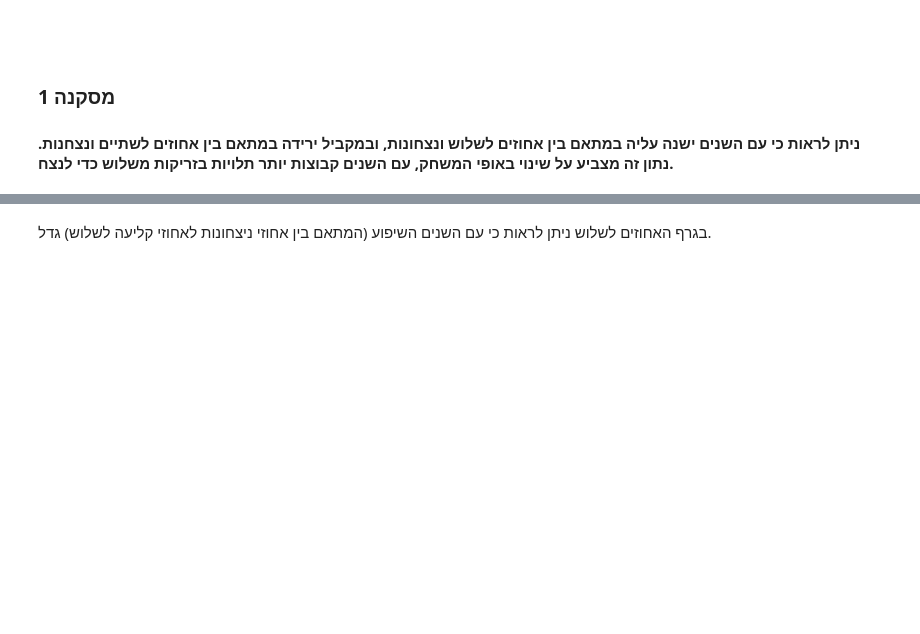
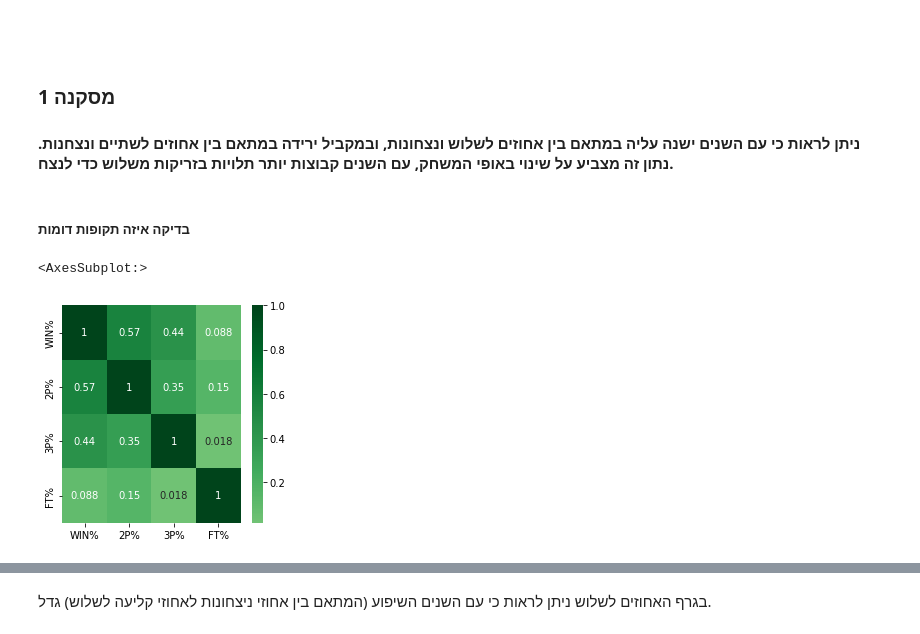
Before and after one commit to eytanmuzafi/data-science, a Jupyter notebook: project.ipynb, the cells around one changed output, grey strips where cells are left out. Saved outputs shown, nothing was run; the diff lists cells and outputs as text; code cells hidden in the pictures; blank space fills up the shorter version.

```diff
--- a/project.ipynb
+++ b/project.ipynb
@@ -197,3 +197,13 @@ sns.heatmap(corrs, cmap='coolwarm', center=0, annot = True);
 # %% [markdown]
 ### 1 מסקנה
 #### ניתן לראות כי עם השנים ישנה עליה במתאם בין אחוזים לשלוש ונצחונות, ובמקביל ירידה במתאם בין אחוזים לשתיים ונצחנות. נתון זה מצביע על שינוי באופי המשחק, עם השנים קבוצות יותר תלויות בזריקות משלוש כדי לנצח.
+# %% [markdown]
+##### בדיקה איזה תקופות דומות
+# %%
+nba_2004=nba_stat[(nba_stat['SEASON']=='2004-05')]
+corrs = nba_2004[['WIN%','2P%','3P%','FT%']].corr(method = 'spearman')
+plt.figure(figsize=(4,4))
+sns.heatmap(corrs, cmap='Greens', center=0, annot = True)
+# %% [output]
+<AxesSubplot:>
+[figure, added]
```
Also changed, not shown: parts of 36 cells of this notebook.
